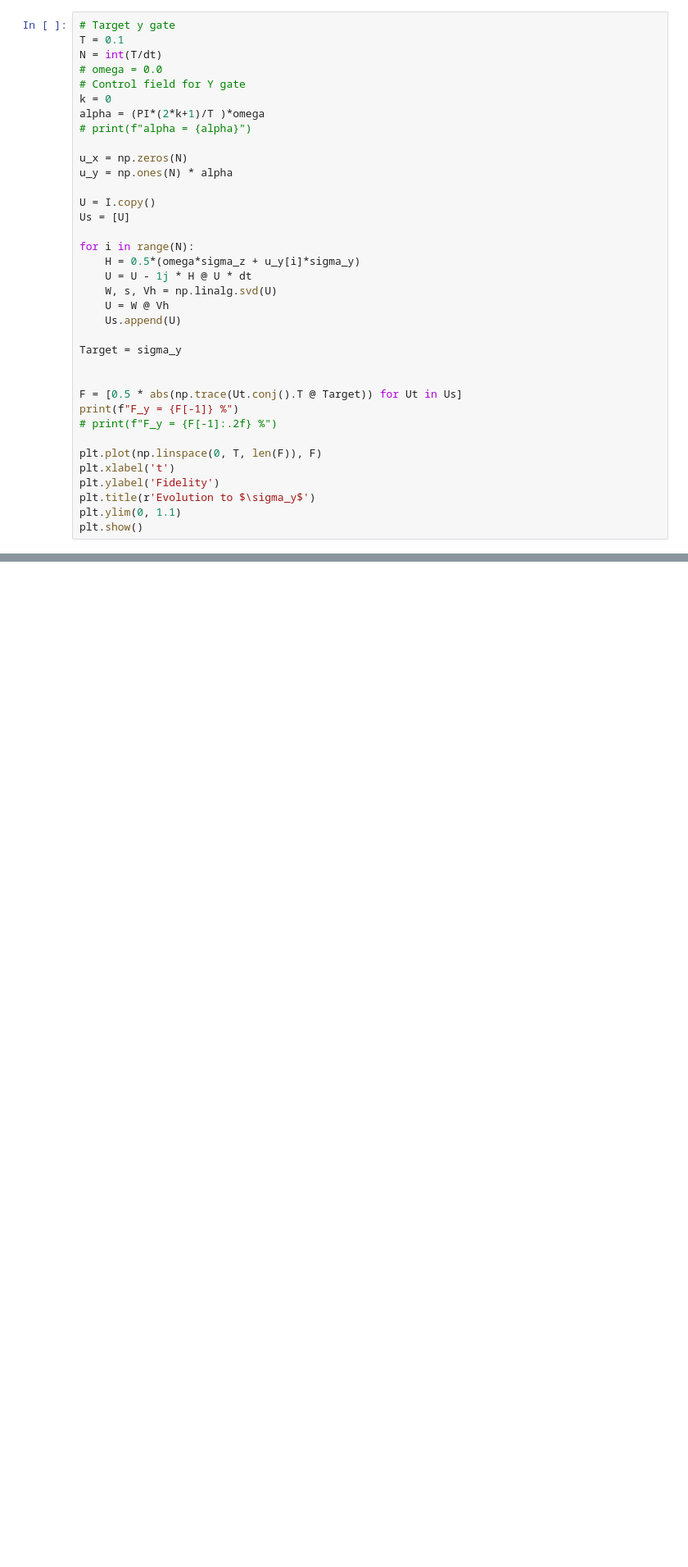
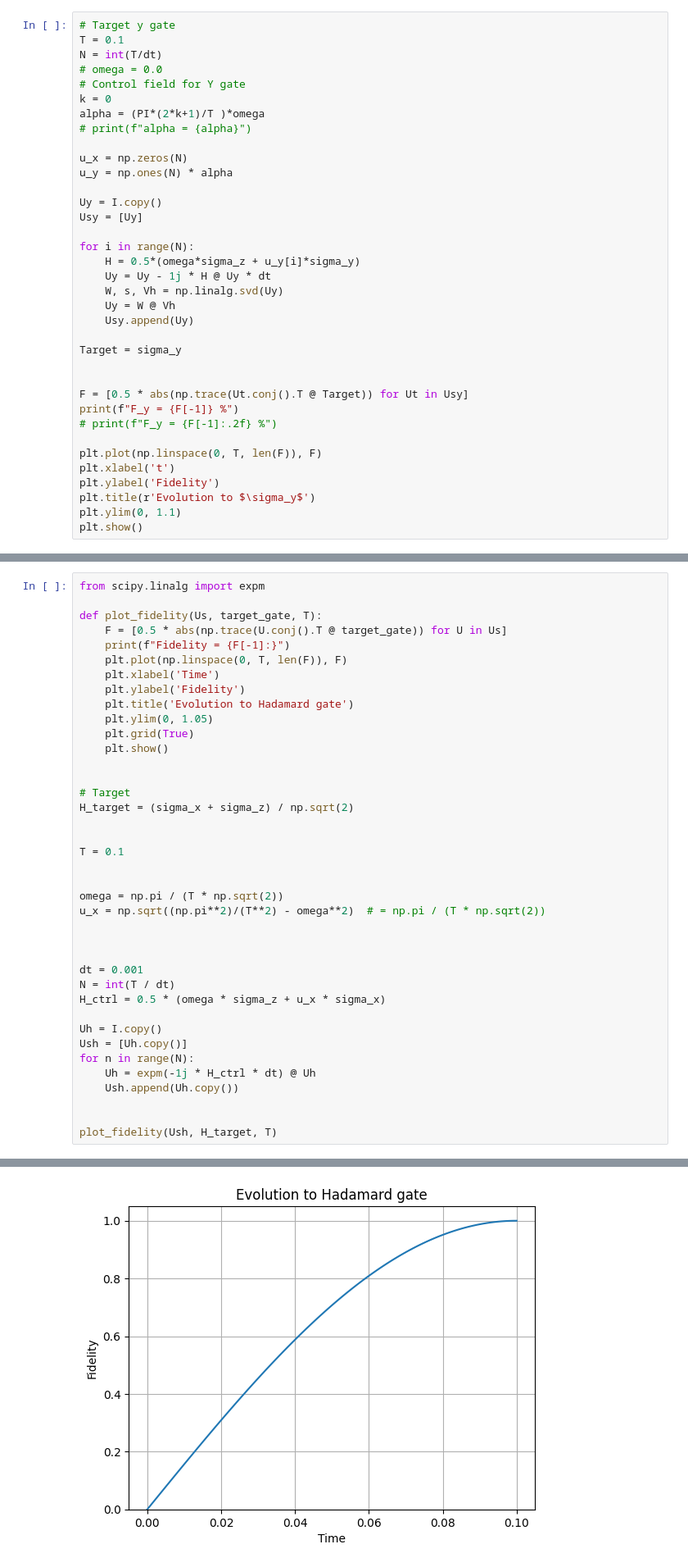
Before and after one commit to giovannihnk/QuantumProject, a Jupyter notebook: gates.ipynb, the cells around one changed output, grey strips where cells are left out. Shown at 82% size. Cells and saved outputs as stored; diff of their text form; blank space fills up the shorter version.

```diff
--- a/gates.ipynb
+++ b/gates.ipynb
@@ -105,20 +105,20 @@ alpha = (PI*(2*k+1)/T )*omega
 u_x = np.zeros(N)
 u_y = np.ones(N) * alpha
 
-U = I.copy()
-Us = [U]
+Uy = I.copy()
+Usy = [Uy]
 
 for i in range(N):
     H = 0.5*(omega*sigma_z + u_y[i]*sigma_y)
-    U = U - 1j * H @ U * dt
-    W, s, Vh = np.linalg.svd(U)
-    U = W @ Vh
-    Us.append(U)
+    Uy = Uy - 1j * H @ Uy * dt
+    W, s, Vh = np.linalg.svd(Uy)
+    Uy = W @ Vh
+    Usy.append(Uy)
 
 Target = sigma_y
 
 
-F = [0.5 * abs(np.trace(Ut.conj().T @ Target)) for Ut in Us]
+F = [0.5 * abs(np.trace(Ut.conj().T @ Target)) for Ut in Usy]
 print(f"F_y = {F[-1]} %")
 # print(f"F_y = {F[-1]:.2f} %")
 
@@ -133,0 +139,40 @@ F_y = 0.9994935569303549 %
+# %%
+from scipy.linalg import expm
+
+def plot_fidelity(Us, target_gate, T):
+    F = [0.5 * abs(np.trace(U.conj().T @ target_gate)) for U in Us]
+    print(f"Fidelity = {F[-1]:}")
+    plt.plot(np.linspace(0, T, len(F)), F)
+    plt.xlabel('Time')
+    plt.ylabel('Fidelity')
+    plt.title('Evolution to Hadamard gate')
+    plt.ylim(0, 1.05)
+    plt.grid(True)
+    plt.show()
+
+
+# Target
+H_target = (sigma_x + sigma_z) / np.sqrt(2)
+
+
+T = 0.1
+
+
+omega = np.pi / (T * np.sqrt(2))
+u_x = np.sqrt((np.pi**2)/(T**2) - omega**2)  # = np.pi / (T * np.sqrt(2))
+
+
+
+dt = 0.001
+N = int(T / dt)
+H_ctrl = 0.5 * (omega * sigma_z + u_x * sigma_x)
+
+Uh = I.copy()
+Ush = [Uh.copy()]
+for n in range(N):
+    Uh = expm(-1j * H_ctrl * dt) @ Uh
+    Ush.append(Uh.copy())
+
+
+plot_fidelity(Ush, H_target, T)
+# %% [output]
@@ -133,0 +180 @@ F_y = 0.9994935569303549 %
+[figure, added]
```
Also changed, not shown: parts of 5 cells of this notebook.
